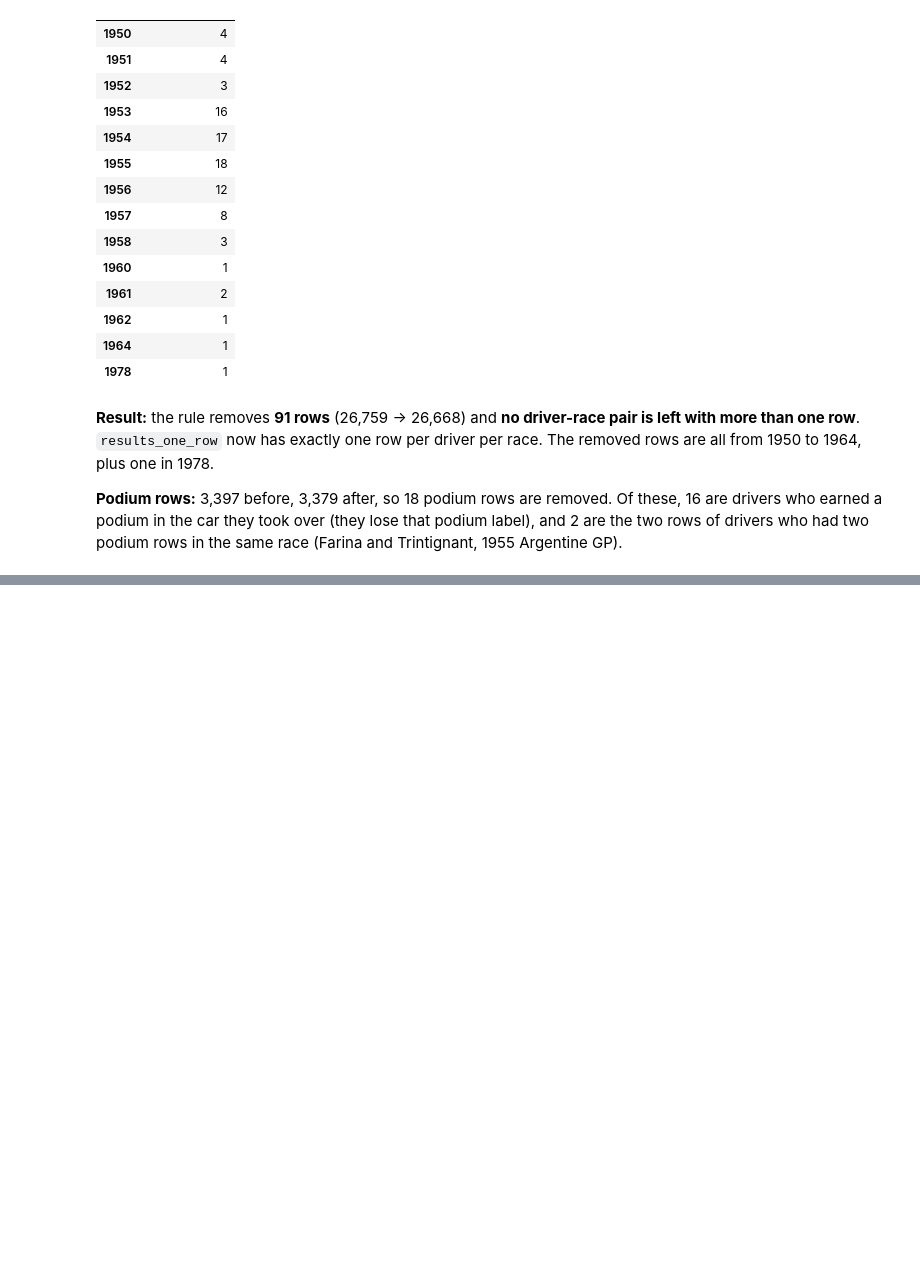
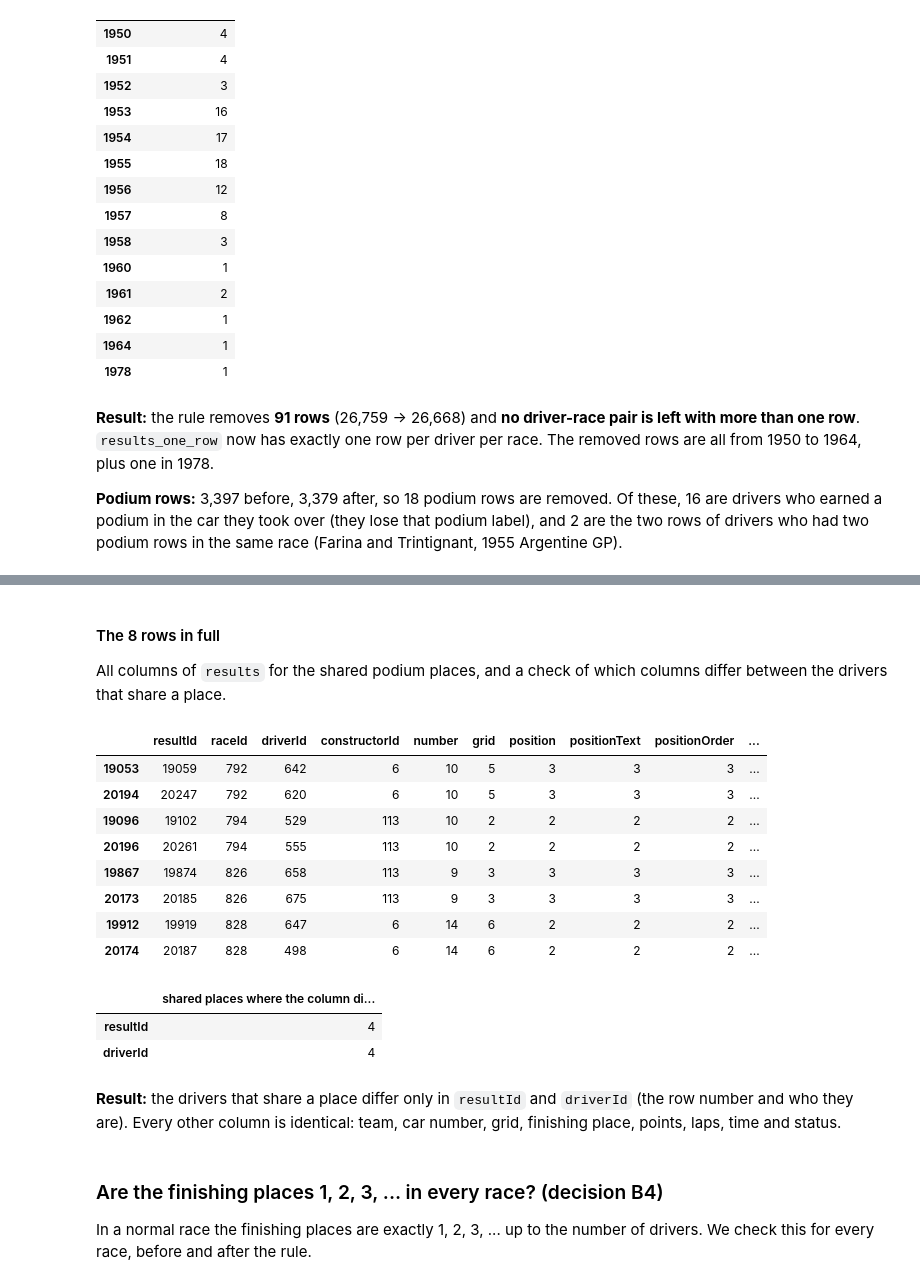
Before and after one commit to esralsayed/ACL-milestone1, a Jupyter notebook: F1_podium_prediction.ipynb, the cells around one changed output, grey strips where cells are left out. Drawn from its saved outputs; the diff is of its cells as text; code cells hidden in the pictures; blank space fills up the shorter version.

```diff
--- a/F1_podium_prediction.ipynb
+++ b/F1_podium_prediction.ipynb
@@ -1158,0 +1401,13 @@ season.value_counts().sort_index().rename("rows removed").rename_axis("year").to
+# %%
+# Shared finishing places after the rule: the same place in the same race held by 2 or more different drivers
+kept_info = info[info["resultId"].isin(results_one_row["resultId"].astype(int))]
+drivers_in_place = kept_info.groupby(["raceId", "positionOrder"])["driverId"].transform("nunique")
+shared = kept_info[drivers_in_place > 1]
+
+per_place = shared.groupby(["raceId", "positionOrder"]).agg(drivers=("driverId", "nunique"), year=("year", "first"))
+per_place["on the podium"] = per_place.index.get_level_values("positionOrder") <= 3
+
+summary = per_place.groupby("drivers").agg(shared_places=("year", "size"), on_the_podium=("on the podium", "sum"))
+summary.loc["total"] = summary.sum()
+print("seasons with a shared place:", per_place["year"].min(), "-", per_place["year"].max())
+summary
@@ -1158,0 +1446,34 @@ season.value_counts().sort_index().rename("rows removed").rename_axis("year").to
+# %% [markdown]
+#### The 8 rows in full
+All columns of `results` for the shared podium places, and a check of which columns differ between the drivers that share a place.
+# %%
+# All columns of the rows of the 4 shared podium places (as they are in results_one_row)
+podium_ids = shared.loc[shared["positionOrder"] <= 3, "resultId"].astype(str)
+rows_in_full = (results_one_row[results_one_row["resultId"].isin(podium_ids)]
+                .assign(_race=lambda d: d["raceId"].astype(int), _id=lambda d: d["resultId"].astype(int))
+                .sort_values(["_race", "positionOrder", "_id"])
+                .drop(columns=["_race", "_id"]))
+display(rows_in_full)
+
+# Which columns differ between the drivers that share a place?
+differs = {col: int((rows_in_full.groupby(["raceId", "positionOrder"])[col].nunique() > 1).sum())
+           for col in rows_in_full.columns}
+pd.Series({col: n for col, n in differs.items() if n > 0}, name="shared places where the column differs (out of 4)").to_frame()
+# %% [output]
+|  | resultId | raceId | driverId | constructorId | number | grid | position | positionText | positionOrder | ... |
+| 19053 | 19059 | 792 | 642 | 6 | 10 | 5 | 3 | 3 | 3 | ... |
+| 20194 | 20247 | 792 | 620 | 6 | 10 | 5 | 3 | 3 | 3 | ... |
+| 19096 | 19102 | 794 | 529 | 113 | 10 | 2 | 2 | 2 | 2 | ... |
+| 20196 | 20261 | 794 | 555 | 113 | 10 | 2 | 2 | 2 | 2 | ... |
+| 19867 | 19874 | 826 | 658 | 113 | 9 | 3 | 3 | 3 | 3 | ... |
+| 20173 | 20185 | 826 | 675 | 113 | 9 | 3 | 3 | 3 | 3 | ... |
+| 19912 | 19919 | 828 | 647 | 6 | 14 | 6 | 2 | 2 | 2 | ... |
+| 20174 | 20187 | 828 | 498 | 6 | 14 | 6 | 2 | 2 | 2 | ... |
+|  | shared places where the column di... |
+| resultId | 4 |
+| driverId | 4 |
+# %% [markdown]
+**Result:** the drivers that share a place differ only in `resultId` and `driverId` (the row number and who they are). Every other column is identical: team, car number, grid, finishing place, points, laps, time and status.
+# %% [markdown]
+### Are the finishing places 1, 2, 3, ... in every race? (decision B4)
+In a normal race the finishing places are exactly 1, 2, 3, ... up to the number of drivers. We check this for every race, before and after the rule.
```
Also changed, not shown: parts of 51 cells of this notebook, 1 other file.
